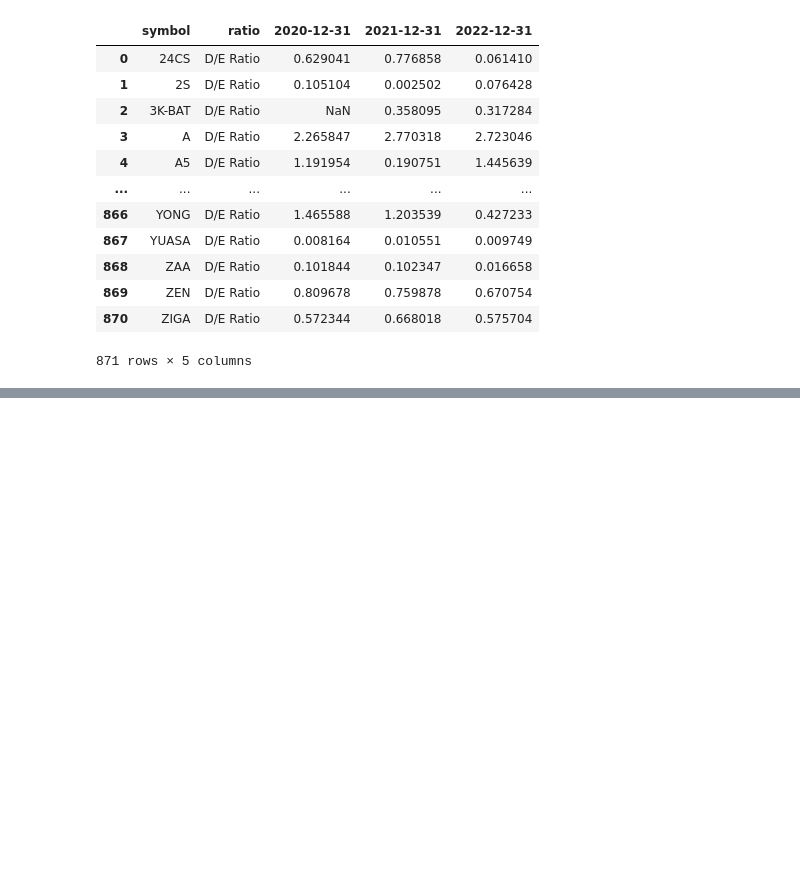
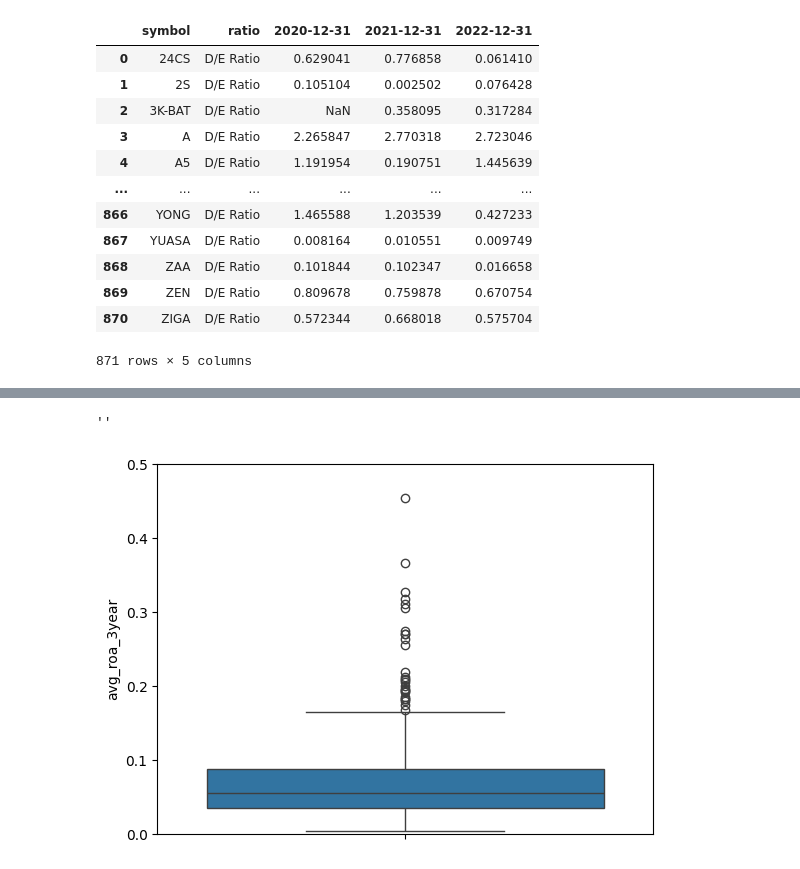
Before and after one commit to suparuek2405/Stock-screening-with-python, a Jupyter notebook: Group_assignment_Tacocat_set_yfinance.ipynb, the cells around one changed output, grey strips where cells are left out. Cells and saved outputs as stored; diff of their text form; code cells hidden in the pictures; blank space fills up the shorter version.

```diff
--- a/Group_assignment_Tacocat_set_yfinance.ipynb
+++ b/Group_assignment_Tacocat_set_yfinance.ipynb
@@ -672,0 +674,11 @@ get_de(2020,2022)
+# %%
+roa = get_roa(2020,2022)
+roa.dropna(inplace=True) #drop na values
+roa = roa[(roa[['2020-12-31', '2021-12-31', '2022-12-31']] > 0).all(axis=1)] #all value must greater than 0
+roa['avg_roa_3year'] = roa[['2020-12-31', '2021-12-31', '2022-12-31']].mean(axis=1) #get average 3 year
+sns.boxplot(y='avg_roa_3year', data=roa)
+plt.ylim(0, 0.5)
+;
+# %% [output]
+''
+[figure, added]
```
Also changed, not shown: parts of 10 cells of this notebook.
